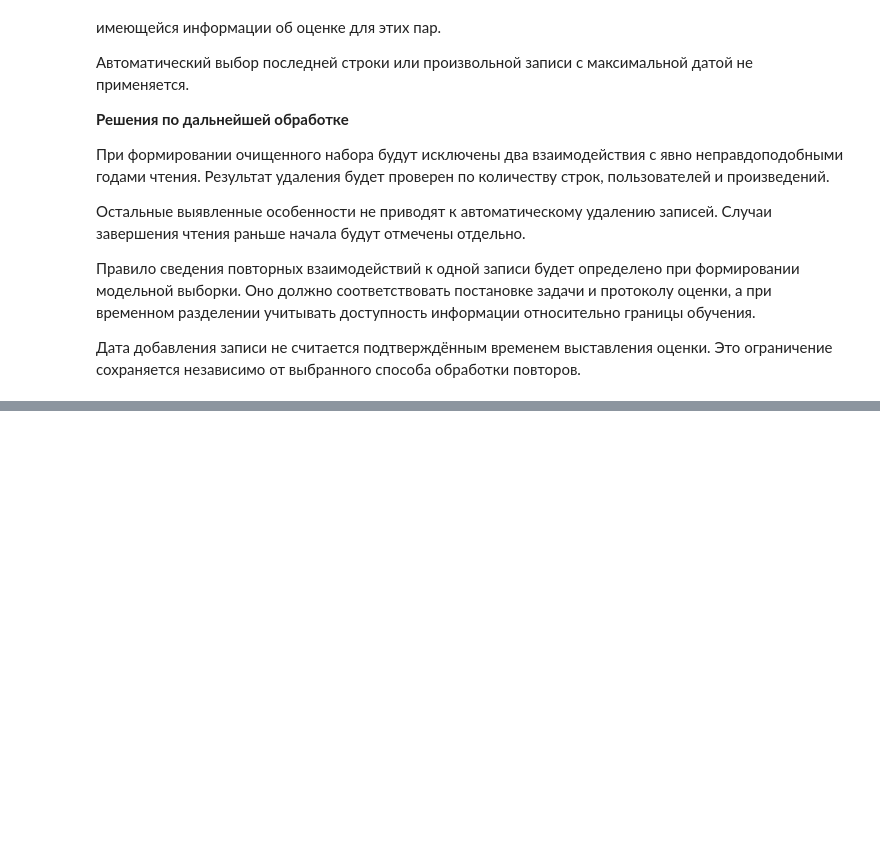
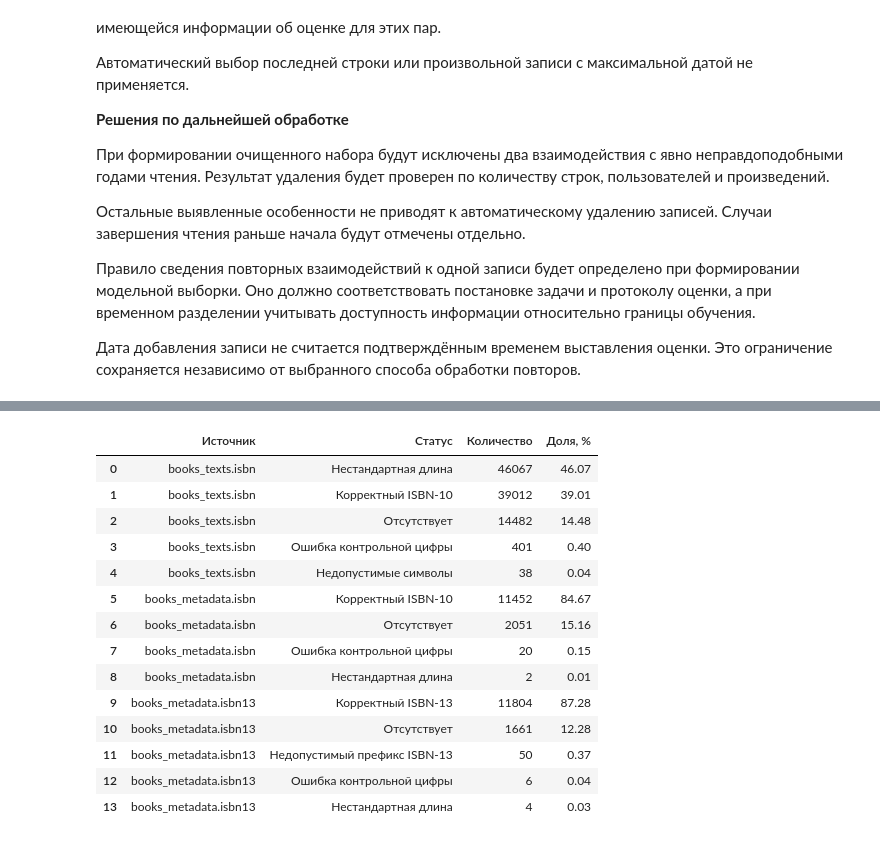
Before and after one commit to RafaelART01/BookRecommender, a Jupyter notebook: notebooks/01_data_audit.ipynb, the cells around one changed output, grey strips where cells are left out. Cells and saved outputs as stored; diff of their text form; code cells hidden in the pictures; blank space fills up the shorter version.

```diff
--- a/notebooks/01_data_audit.ipynb
+++ b/notebooks/01_data_audit.ipynb
@@ -2043,0 +2237,46 @@ latest_report.to_frame()
+# %%
+isbn_checks = {}
+
+for name, values in isbn_normalized.items():
+    isbn_checks[name] = pd.DataFrame(
+        {
+            "original": isbn_sources[name],
+            "normalized": values,
+            "status": values.apply(classify_isbn),
+        }
+    )
+
+isbn_status_rows = []
+
+for name, table in isbn_checks.items():
+    counts = table["status"].value_counts()
+
+    for status, count in counts.items():
+        isbn_status_rows.append(
+            {
+                "Источник": name,
+                "Статус": status,
+                "Количество": int(count),
+                "Доля, %": round(count / len(table) * 100, 2),
+            }
+        )
+
+isbn_status_report = pd.DataFrame(isbn_status_rows)
+
+isbn_status_report
+# %% [output]
+|  | Источник | Статус | Количество | Доля, % |
+| 0 | books_texts.isbn | Нестандартная длина | 46067 | 46.07 |
+| 1 | books_texts.isbn | Корректный ISBN-10 | 39012 | 39.01 |
+| 2 | books_texts.isbn | Отсутствует | 14482 | 14.48 |
+| 3 | books_texts.isbn | Ошибка контрольной цифры | 401 | 0.40 |
+| 4 | books_texts.isbn | Недопустимые символы | 38 | 0.04 |
+| 5 | books_metadata.isbn | Корректный ISBN-10 | 11452 | 84.67 |
+| 6 | books_metadata.isbn | Отсутствует | 2051 | 15.16 |
+| 7 | books_metadata.isbn | Ошибка контрольной цифры | 20 | 0.15 |
+| 8 | books_metadata.isbn | Нестандартная длина | 2 | 0.01 |
+| 9 | books_metadata.isbn13 | Корректный ISBN-13 | 11804 | 87.28 |
+| 10 | books_metadata.isbn13 | Отсутствует | 1661 | 12.28 |
+| 11 | books_metadata.isbn13 | Недопустимый префикс ISBN-13 | 50 | 0.37 |
+| 12 | books_metadata.isbn13 | Ошибка контрольной цифры | 6 | 0.04 |
+| 13 | books_metadata.isbn13 | Нестандартная длина | 4 | 0.03 |
```
Also changed, not shown: parts of 20 cells of this notebook.
